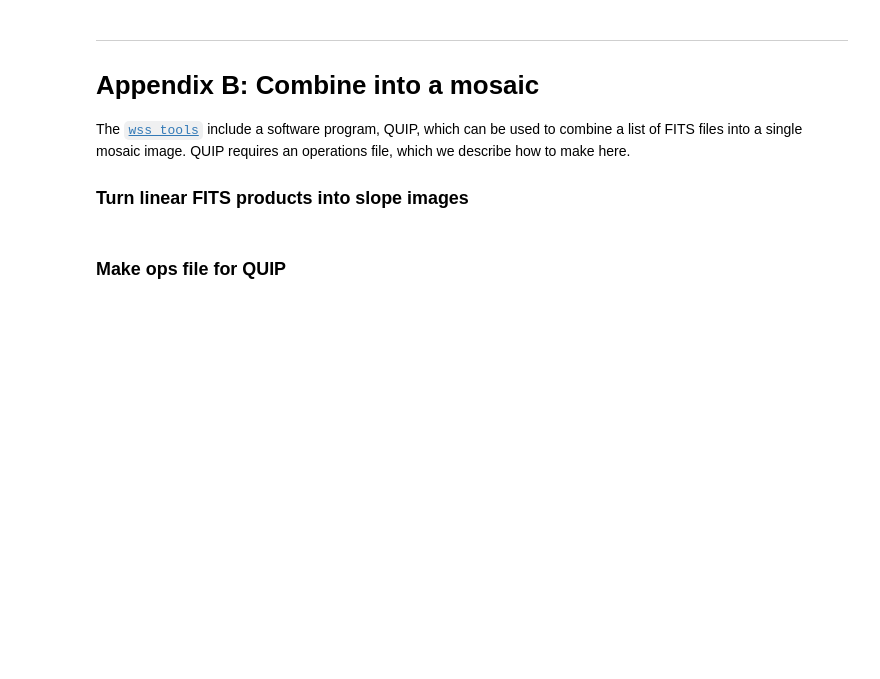
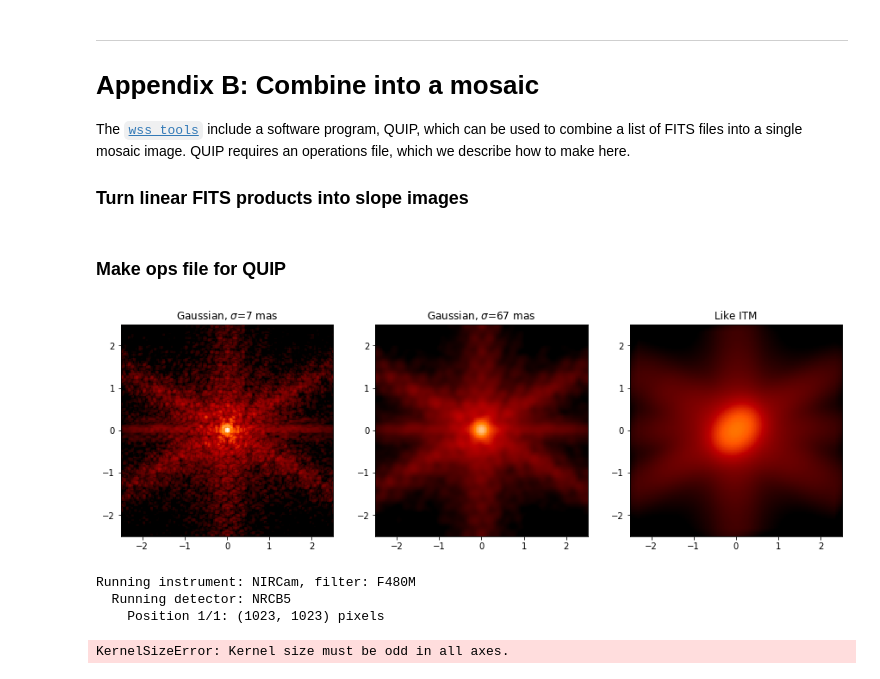
Before and after one commit to spacetelescope/mirage, a Jupyter notebook: examples/Unstacked_config_with_mirror_moves.ipynb, the cells around one changed output. Saved outputs shown, nothing was run; the diff lists cells and outputs as text; code cells hidden in the pictures; blank space fills up the shorter version.

```diff
--- a/examples/Unstacked_config_with_mirror_moves.ipynb
+++ b/examples/Unstacked_config_with_mirror_moves.ipynb
@@ -600,3 +720,36 @@ f.write('</QUIP_OPERATION_FILE>\n')
 f.close()
 
 print('Successfully wrote QUIP ops file to', opsfile)
+# %%
+nrc = webbpsf.NIRCam()
+# %%
+psf = nrc.calc_psf(nlambda=1, add_distortion=False)
+
+nrc.options['jitter']='PCS=Coarse'
+psf_coarse = nrc.calc_psf(nlambda=1, add_distortion=False)
+
+nrc.options['jitter']='PCS=Coarse_Like_ITM'
+psf_coarse_like_itm = nrc.calc_psf(nlambda=1, add_distortion=False)
+
+fig, axes = plt.subplots(figsize=(15,5), ncols=3)
+
+for ax, eachpsf, title in zip(axes, [psf, psf_coarse, psf_coarse_like_itm],
+                             ['Gaussian, $\sigma$=7 mas', 'Gaussian, $\sigma$=67 mas', 'Like ITM']):
+
+    webbpsf.display_psf(eachpsf, ext=1, ax=ax, colorbar=False, title=title)
+# %% [output]
+[figure, added]
+# %%
+nrc.detector = 'NRCB5'
+nrc.filter = 'F480M'
+
+nrc.options['jitter']='PCS=Coarse_Like_ITM'
+grid = nrc.psf_grid(num_psfs=1, save=False, all_detectors=False,
+                                   use_detsampled_psf=True, fov_pixels=1024,
+                                   oversample=1, overwrite=False, add_distortion=False,
+                                   nlambda=10)
+# %% [output]
+Running instrument: NIRCam, filter: F480M
+  Running detector: NRCB5
+    Position 1/1: (1023, 1023) pixels
+KernelSizeError: Kernel size must be odd in all axes.
```
Also changed, not shown: parts of 11 cells of this notebook, 1 other file.
